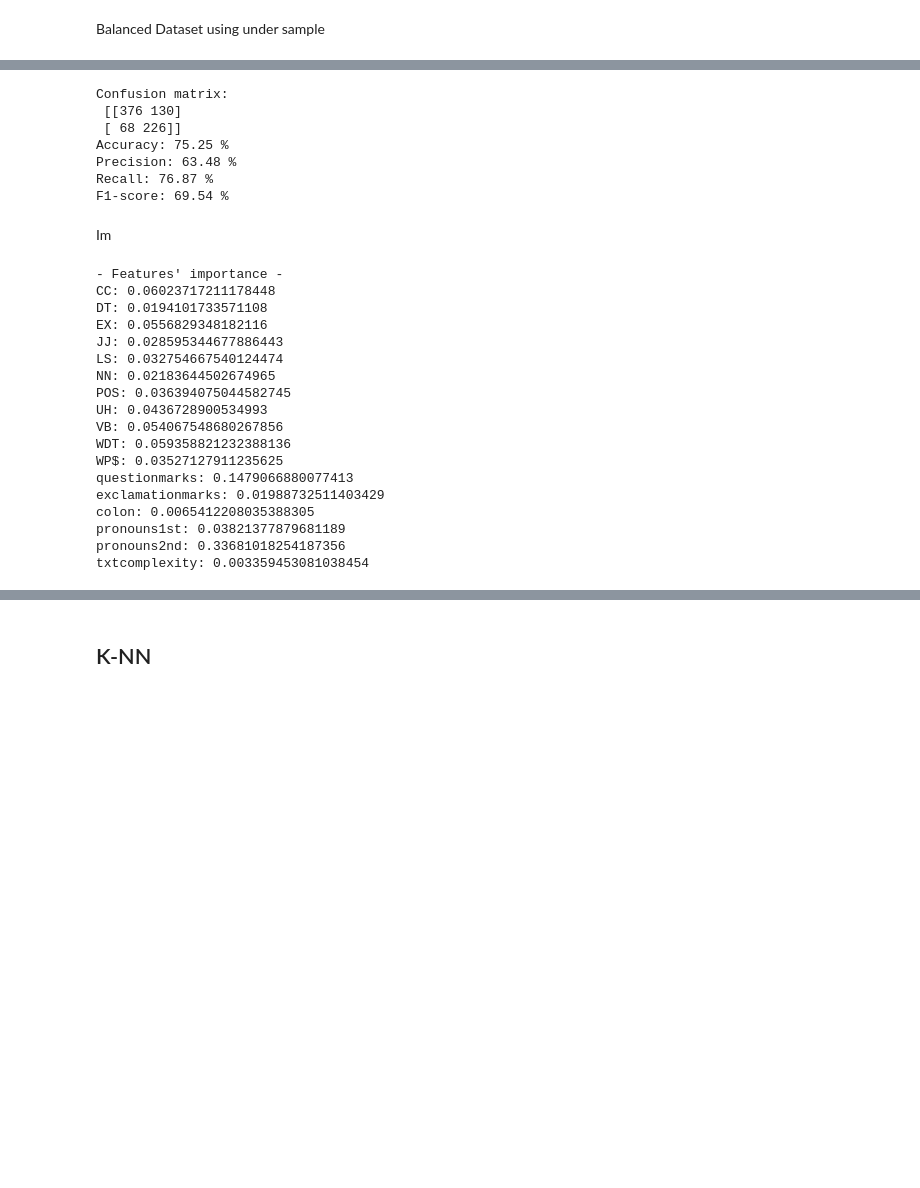
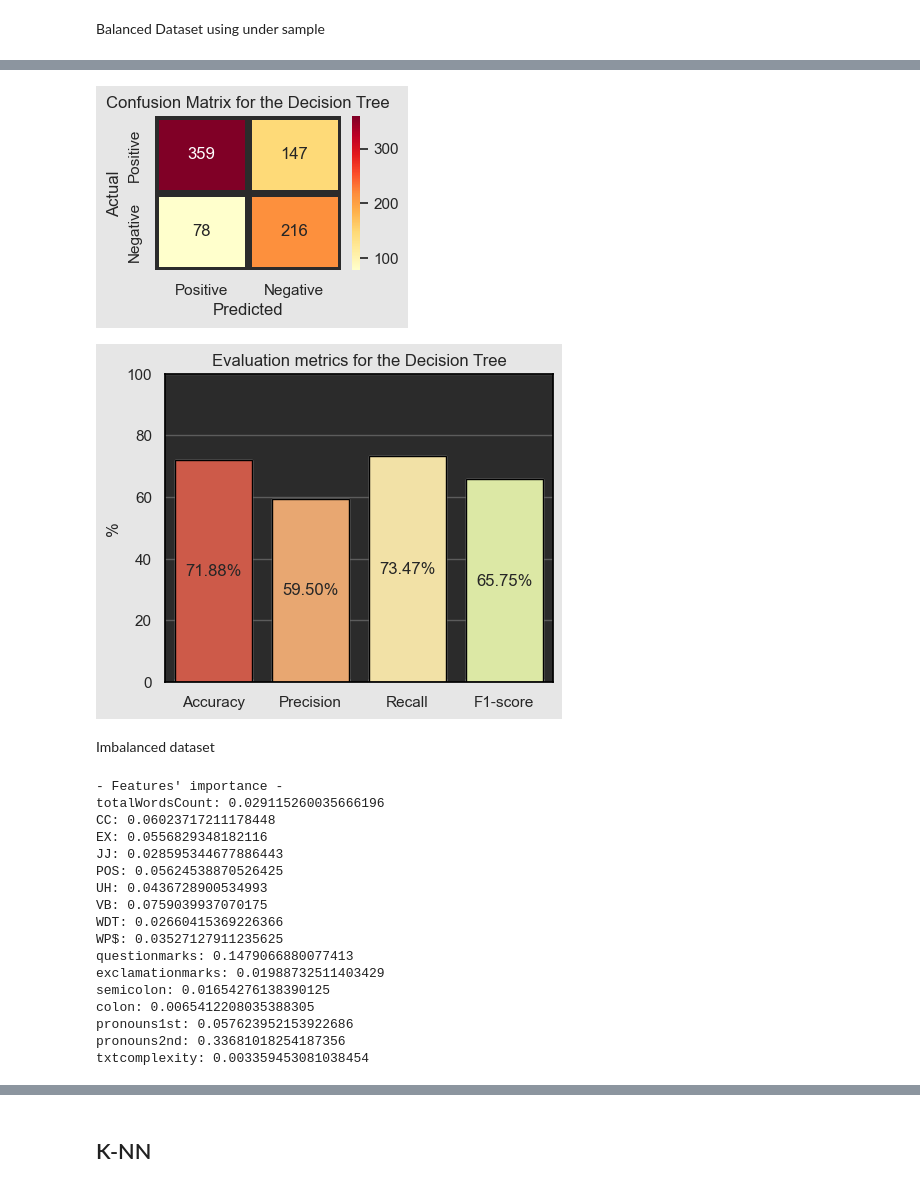
Before and after one commit to FabioRocha2227/IA-Project, a Jupyter notebook: IA-Project2/src/Sports_articles_for_objectivity_analysis.ipynb, the cells around one changed output, grey strips where cells are left out. Saved outputs shown, nothing was run; the diff lists cells and outputs as text; code cells hidden in the pictures; blank space fills up the shorter version.

```diff
--- a/IA-Project2/src/Sports_articles_for_objectivity_analysis.ipynb
+++ b/IA-Project2/src/Sports_articles_for_objectivity_analysis.ipynb
@@ -237,6 +240,42 @@ def print_evaluation(y_test, y_pred):
     print("Precision:{: ,.2f} %".format(precision_score(y_test, y_pred)*100))
     print("Recall:{: ,.2f} %".format(recall_score(y_test, y_pred)*100))
     print("F1-score:{: ,.2f} %".format(f1_score(y_test, y_pred)*100))
+
+def print_confusion_matrix(y_test, y_pred, model):
+    matrix = confusion_matrix(y_test, y_pred)
+    sb.set(rc={"figure.figsize":(3, 2), 'axes.facecolor':'#2b2b2b', 'figure.facecolor':'#e6e6e6', 'grid.color': '#5c5c5c'})
+    sb.set_palette("RdYlGn", 6)
+    ax = sb.heatmap(matrix, annot=True, fmt='d', cmap='YlOrRd', linewidths=5, linecolor='#2b2b2b')
+
+    # set x-axis label and ticks.
+    ax.set_xlabel("Predicted")
+    ax.xaxis.set_ticklabels(['Positive', 'Negative'])
+
+    # set y-axis label and ticks
+    ax.set_ylabel("Actual")
+    ax.yaxis.set_ticklabels(['Positive', 'Negative'])
+
+    # set plot title
+    ax.set_title("Confusion Matrix for the " + model)
+
+    plt.show()
+
+def print_evaluation_plot(y_test, y_pred, model):
+    x = ['Accuracy', 'Precision', 'Recall', 'F1-score']
+    y = [(accuracy_score(y_test, y_pred)*100), (precision_score(y_test, y_pred)*100), (recall_score(y_test, y_pred)*100), (f1_score(y_test, y_pred)*100)]
+
+    sb.set(rc={"figure.figsize":(5, 4), 'axes.facecolor':'#2b2b2b', 'figure.facecolor':'#e6e6e6', 'grid.color': '#5c5c5c'})
+    sb.set_palette("RdYlGn", 6)
+    plot = sb.barplot(x=x, y=y)
+    plt.ylim(0, 100)
+    ax = sb.countplot(x=y)
+    sb.barplot(x=x, y=y, edgecolor="black")
+    plt.bar_label(ax.containers[0], label_type='center', fmt='%.2f%%')
+    plot.set(title="Evaluation metrics for the " + model, ylabel="%")
+    for _,s in ax.spines.items():
+        s.set_color('black')
+
+    plt.show()
 # %% [markdown]
 ## Decision Tree
 # %% [markdown]
@@ -284,25 +325,15 @@ txtcomplexity: 0.026956611463653746
-# %%
-print("Confusion matrix:\n", confusion_matrix(y_test, y_pred))
-
-print("Accuracy:{: ,.2f} %".format(accuracy_score(y_test, y_pred)*100))
-print("Precision:{: ,.2f} %".format(precision_score(y_test, y_pred)*100))
-print("Recall:{: ,.2f} %".format(recall_score(y_test, y_pred)*100))
-print("F1-score:{: ,.2f} %".format(f1_score(y_test, y_pred)*100))
-# %% [output]
-Confusion matrix:
- [[376 130]
- [ 68 226]]
-Accuracy: 75.25 %
-Precision: 63.48 %
-Recall: 76.87 %
-F1-score: 69.54 %
-# %% [markdown]
-Im
+# %%
+print_confusion_matrix(y_test, y_pred, "Decision Tree")
+print_evaluation_plot(y_test, y_pred, "Decision Tree")
+# %% [output]
+[figure, added]
+[figure, added]
+# %% [markdown]
+Imbalanced dataset
 # %%
 decision_tree_classifier.fit(X_train, y_train)
 
 y_pred = decision_tree_classifier.predict(X_test)
-
 
 features_importance = decision_tree_classifier.feature_importances_
 
@@ -310,22 +341,26 @@ print("- Features' importance -")
 for i in range(0, len(X_train.columns)):
     if features_importance[i] > 0:
         print(X_train.columns[i] + ": " + str(features_importance[i]))
+
+imbalanced_accuracy_decision_tree = accuracy_score(y_test, y_pred)*100
+imbalanced_precision_decision_tree = precision_score(y_test, y_pred)*100
+imbalanced_recall_decision_tree = recall_score(y_test, y_pred)*100
+imbalanced_f1_decision_tree = f1_score(y_test, y_pred)*100
 # %% [output]
 - Features' importance -
+totalWordsCount: 0.029115260035666196
 CC: 0.06023717211178448
-DT: 0.0194101733571108
 EX: 0.0556829348182116
 JJ: 0.028595344677886443
-LS: 0.032754667540124474
-NN: 0.02183644502674965
-POS: 0.036394075044582745
+POS: 0.05624538870526425
 UH: 0.0436728900534993
-VB: 0.054067548680267856
-WDT: 0.059358821232388136
+VB: 0.0759039937070175
+WDT: 0.02660415369226366
 WP$: 0.03527127911235625
 questionmarks: 0.1479066880077413
 exclamationmarks: 0.01988732511403429
+semicolon: 0.01654276138390125
 colon: 0.0065412208035388305
-pronouns1st: 0.03821377879681189
+pronouns1st: 0.057623952153922686
 pronouns2nd: 0.33681018254187356
 txtcomplexity: 0.003359453081038454
```
Also changed, not shown: parts of 20 cells of this notebook.
